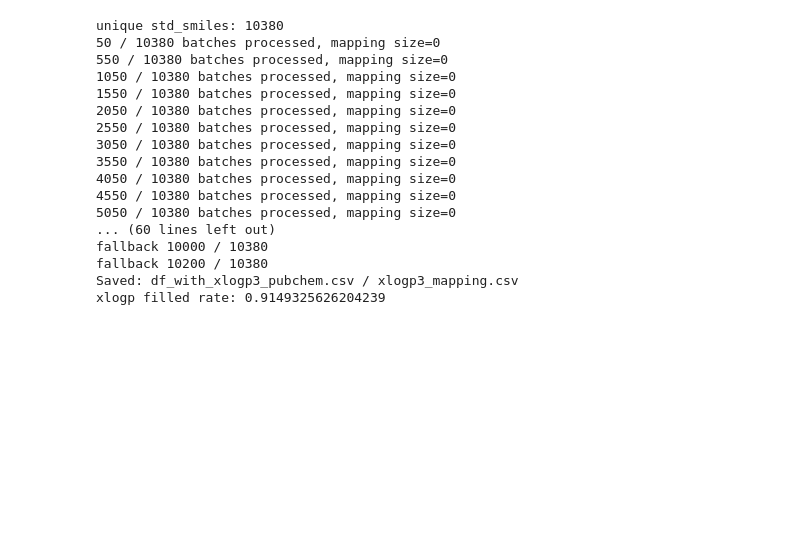
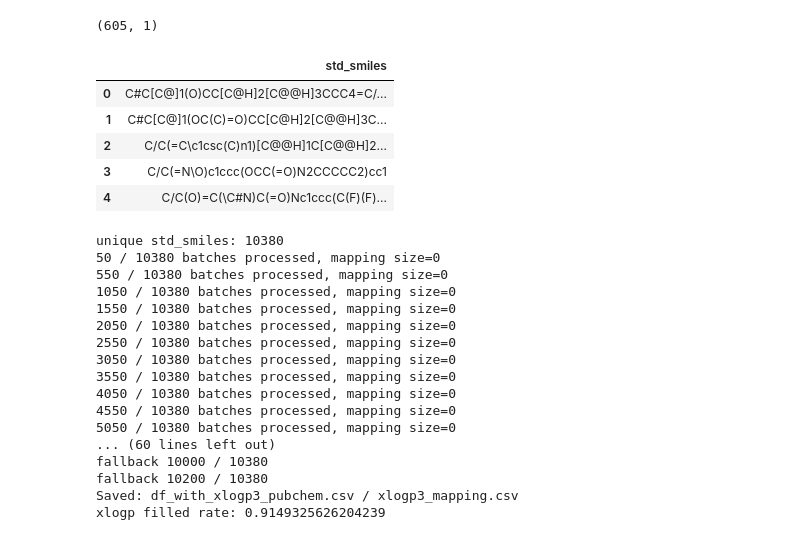
Before and after one commit to Parkss0/251119, a Jupyter notebook: 260211_canonical.ipynb, the cells around one changed output. Drawn from its saved outputs; the diff is of its cells as text; code cells hidden in the pictures; blank space fills up the shorter version.

```diff
--- a/260211_canonical.ipynb
+++ b/260211_canonical.ipynb
@@ -21,6 +21,22 @@ SUCCESS encoding = utf-8 | shape = (10380, 8)
 | 2 | 2 | C#CC1(O)CC[C@H]2[C@@H]3CC=C4CC(=O... | C#CC1(O)CC[C@H]2[C@@H]3CCC4=CC(=O... | 4 | 1 | 0 | 0 | 4 |
 | 3 | 3 | C#CC1(OC(N)=O)CCCCC1 | C#CC1(OC(N)=O)CCCCC1 | 4 | 1 | 0 | 0 | 4 |
 | 4 | 4 | C#CCC(Cc1cnc2nc(N)nc(N)c2n1)c1ccc... | C#CCC(Cc1cnc2nc(N)nc(N)c2n1)c1ccc... | 4 | 0 | 1 | 0 | 4 |
+# %%
+import pandas as pd
+
+raw_url = "https://raw.githubusercontent.com/Parkss0/251119/c58afd605dd2f0553261daff74105dc8dbe35dcf/missing_xlogp3_std_smiles.csv"
+
+df_missing = pd.read_csv(raw_url, encoding="utf-8-sig")
+print(df_missing.shape)
+display(df_missing.head())
+# %% [output]
+(605, 1)
+|  | std_smiles |
+| 0 | C#C[C@]1(O)CC[C@H]2[C@@H]3CCC4=C/... |
+| 1 | C#C[C@]1(OC(C)=O)CC[C@H]2[C@@H]3C... |
+| 2 | C/C(=C\c1csc(C)n1)[C@@H]1C[C@@H]2... |
+| 3 | C/C(=N\O)c1ccc(OCC(=O)N2CCCCC2)cc1 |
+| 4 | C/C(O)=C(\C#N)C(=O)Nc1ccc(C(F)(F)... |
 # %%
 import time
 import csv
```
Also changed, not shown: parts of 1 cell of this notebook.
